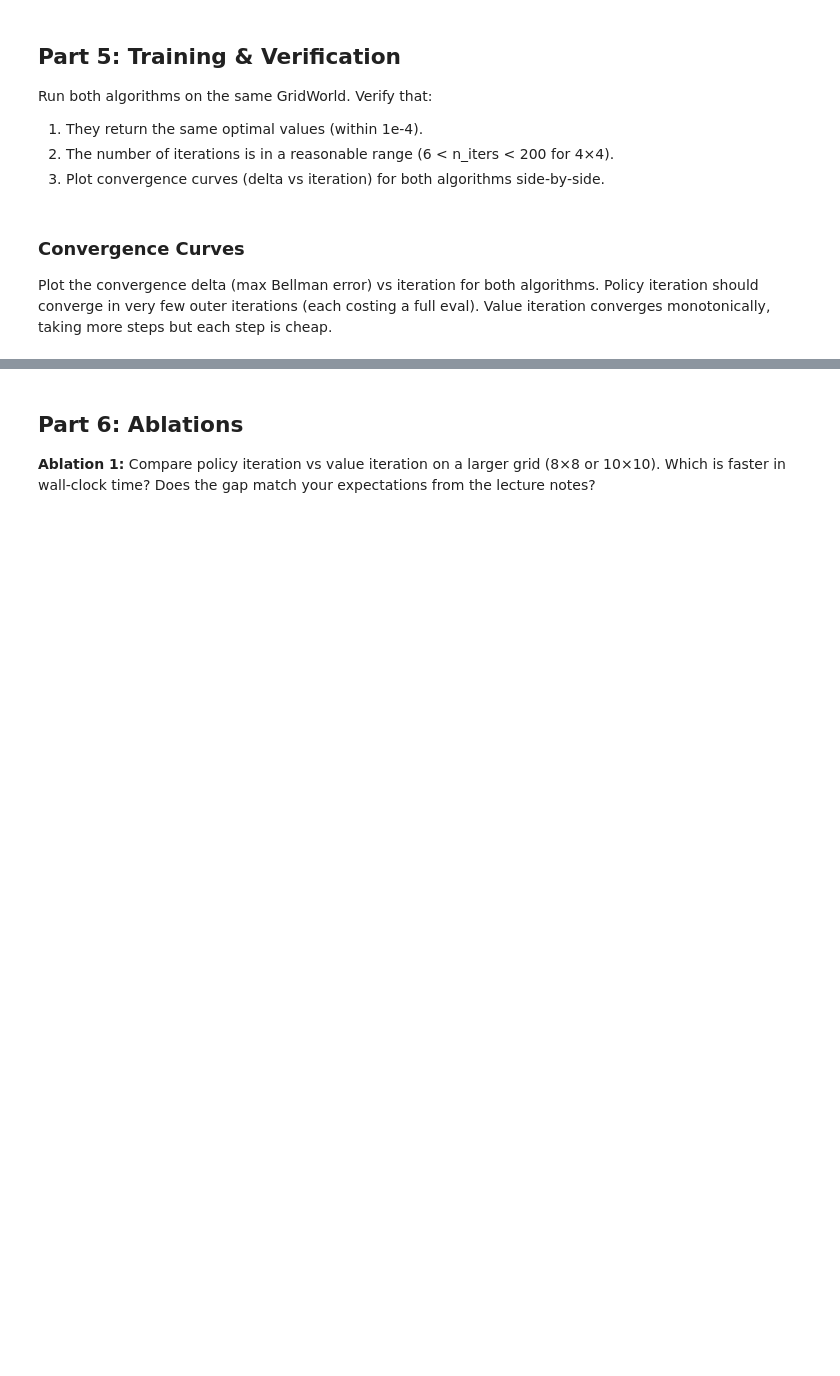
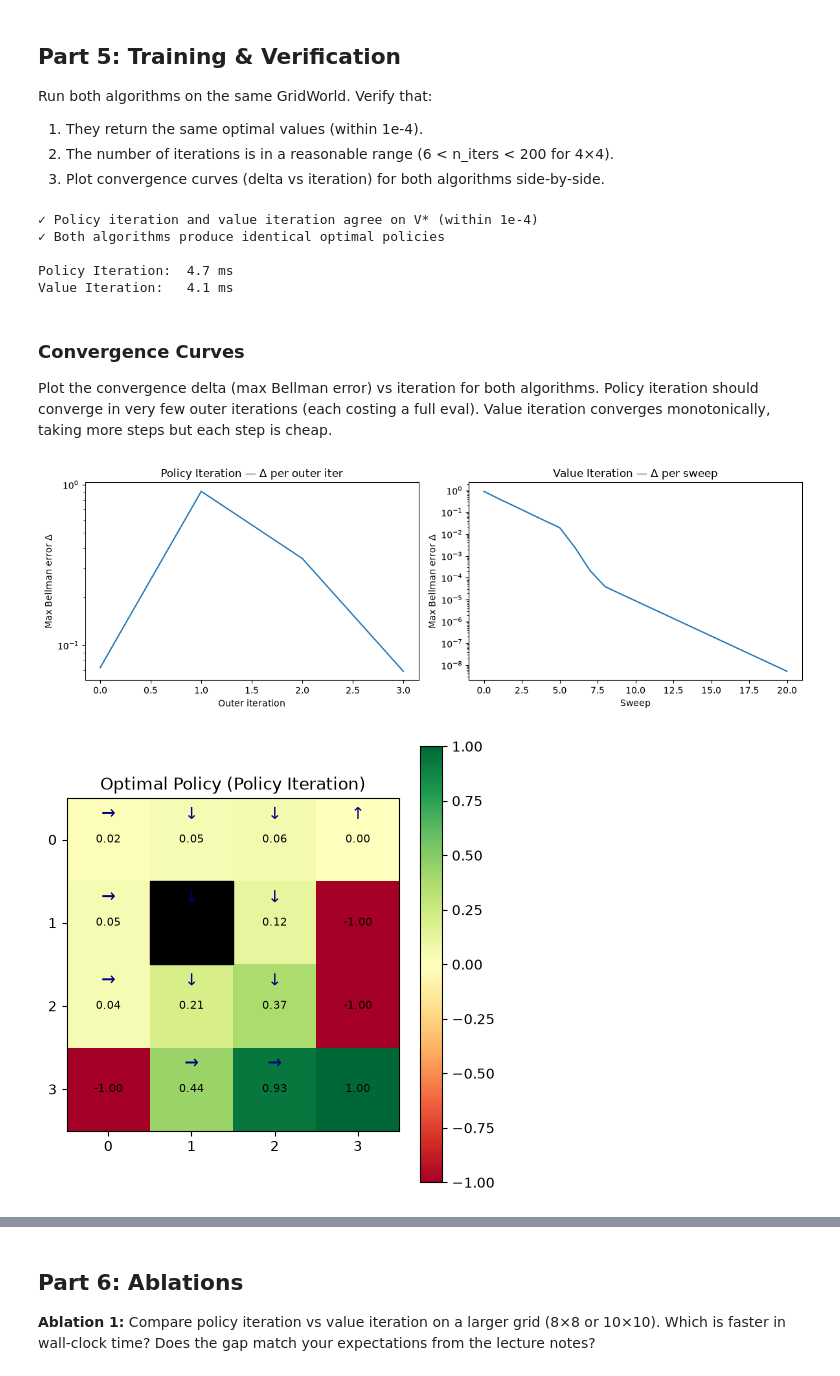
Before and after one commit to Shubham-Sahoo/rl-learn, a Jupyter notebook: module_01_foundations/assignment2_dynamic_programming.ipynb, the cells around one changed output, grey strips where cells are left out. Drawn from its saved outputs; the diff is of its cells as text; code cells hidden in the pictures; blank space fills up the shorter version.

Commit message:
Update solution for Policy and Value iterations

```diff
--- a/module_01_foundations/assignment2_dynamic_programming.ipynb
+++ b/module_01_foundations/assignment2_dynamic_programming.ipynb
@@ -179,21 +484,21 @@ GRID = [
     ['H', ' ', ' ', 'G'],
 ]
 
-env = GridWorld(GRID, gamma=0.99, slip=0.1)
+env = GridWorld(GRID, gamma=0.5, slip=0.1)
 
 # --- Run both algorithms and time them ---
 t0 = time.perf_counter()
-V_pi, policy_pi = policy_iteration(env, theta=1e-6)
+V_pi, policy_pi, delta_policy = policy_iteration(env, theta=1e-8)
 t_pi = time.perf_counter() - t0
 
 t0 = time.perf_counter()
-V_vi, policy_vi = value_iteration(env, theta=1e-6)
+V_vi, policy_vi, delta_value = value_iteration(env, theta=1e-8)
 t_vi = time.perf_counter() - t0
 
 # --- Correctness check: both should agree on V* within 1e-4 ---
 for s in env.states:
     diff = abs(V_pi.get(s, 0.0) - V_vi.get(s, 0.0))
-    assert diff < 1e-4, (
+    assert diff < 1e-6, (
         f"State {s}: policy_iteration V={V_pi.get(s):.6f}, "
         f"value_iteration V={V_vi.get(s):.6f}, diff={diff:.2e}"
     )
@@ -210,6 +515,12 @@ else:
 # --- Timing report ---
 print(f"\nPolicy Iteration:  {t_pi*1000:.1f} ms")
 print(f"Value Iteration:   {t_vi*1000:.1f} ms")
+# %% [output]
+✓ Policy iteration and value iteration agree on V* (within 1e-4)
+✓ Both algorithms produce identical optimal policies
+
+Policy Iteration:  4.7 ms
+Value Iteration:   4.1 ms
 # %% [markdown]
 ### Convergence Curves
 
@@ -219,28 +530,34 @@ Value iteration converges monotonically, taking more steps but each step is chea
 # %%
 # NOTE: To make this work, your policy_iteration and value_iteration functions must
 # return convergence delta histories. Modify them to also return deltas, or store them
 # as attributes on the return value, then plot here.
 #
 # Expected plot: value_iteration shows a smooth exponential decay.
 # Policy iteration shows a small number of points (one per outer iteration).
 
 fig, axes = plt.subplots(1, 2, figsize=(12, 4))
 
 # TODO: plot deltas from policy_iteration on axes[0]
 # TODO: plot deltas from value_iteration on axes[1]
+
+axes[0].plot(delta_policy)
 axes[0].set_title("Policy Iteration — Δ per outer iter")
 axes[0].set_xlabel("Outer iteration")
 axes[0].set_ylabel("Max Bellman error Δ")
 axes[0].set_yscale("log")
 
+axes[1].plot(delta_value)
 axes[1].set_title("Value Iteration — Δ per sweep")
 axes[1].set_xlabel("Sweep")
 axes[1].set_ylabel("Max Bellman error Δ")
 axes[1].set_yscale("log")
 
 plt.tight_layout()
 plt.show()
 
 # --- Visualize optimal policy ---
 env.visualize_values(V_pi, policy_pi, "Optimal Policy (Policy Iteration)")
 env.visualize_values(V_vi, policy_vi, "Optimal Policy (Value Iteration)")
+# %% [output]
+[figure, added]
+[figure, added]
```
Also changed, not shown: parts of 4 cells of this notebook, 2 other files.
